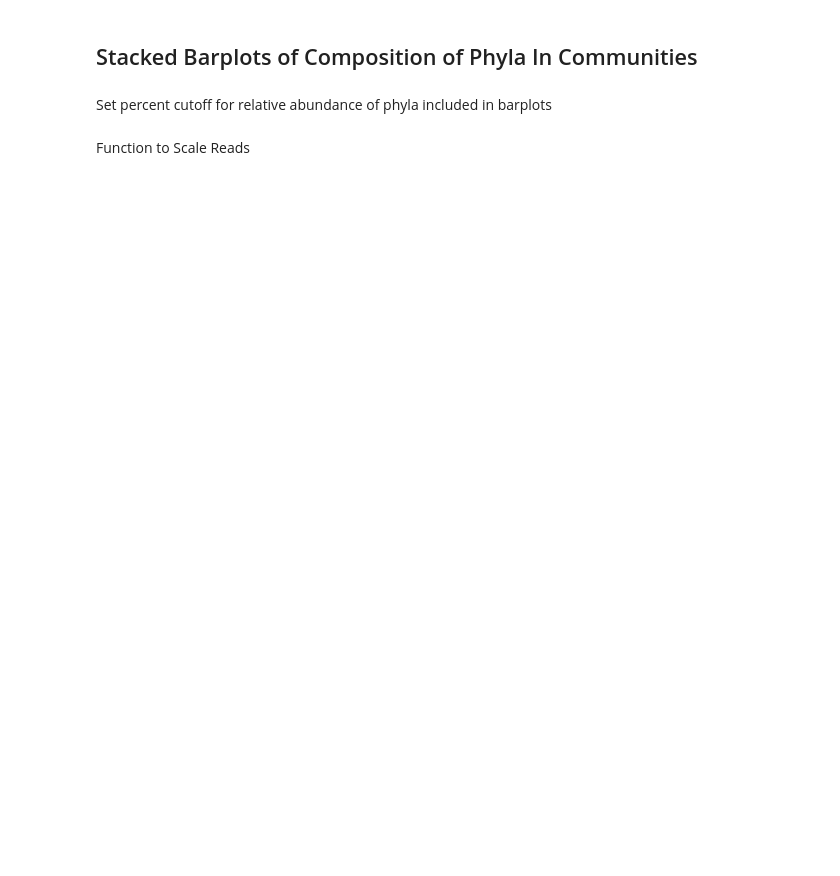
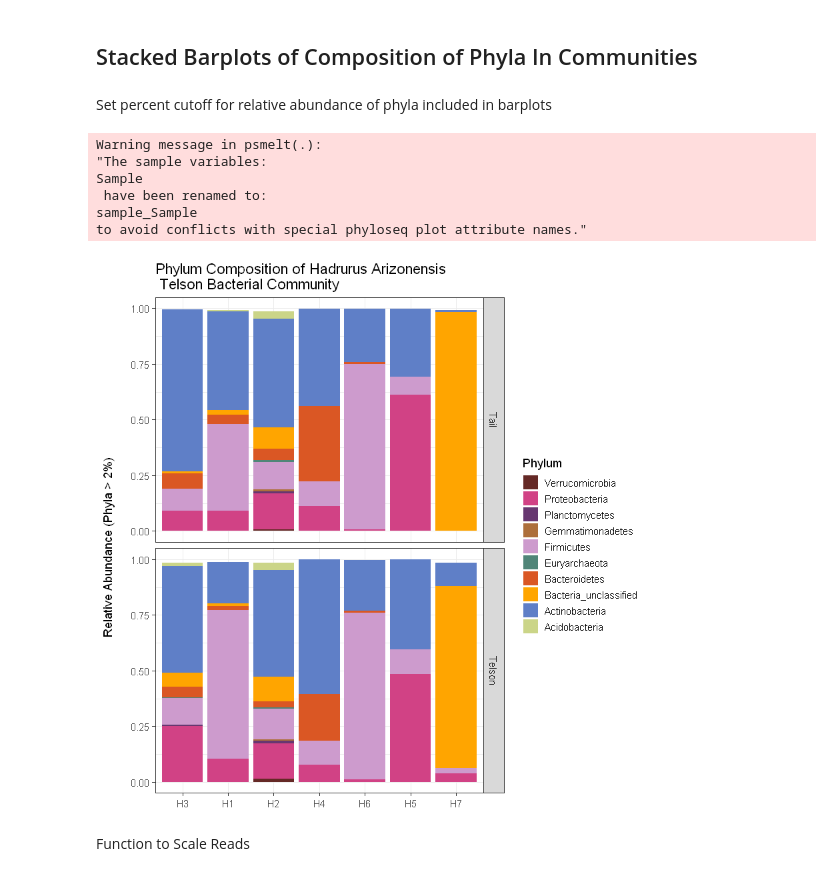
Before and after one commit to HaleyGrimason/Phyloseq, a Jupyter notebook: Phyloseq.ipynb, the cells around one changed output. Saved outputs shown, nothing was run; the diff lists cells and outputs as text; code cells hidden in the pictures; blank space fills up the shorter version.

```diff
--- a/Phyloseq.ipynb
+++ b/Phyloseq.ipynb
@@ -21,4 +43,6 @@ mothur_data <- import_mothur(mothur_shared_file = sharedfile,
 # %%
+mothur_data <- import_mothur(mothur_shared_file = sharedfile,
+                             mothur_constaxonomy_file = taxfile)
 map <- read.csv(mapfile)
 map <- sample_data(map)
 rownames(map) <- map$Sample
@@ -27,9 +51,10 @@ moth_merge <- merge_phyloseq(mothur_data, map)
 
 colnames(tax_table(moth_merge)) <- c("Kingdom", "Phylum", "Class", "Order",
                                       "Family", "Genus")
+Kingdom = c("Bacteria", "Archaea")
 scorps <- moth_merge %>%
   subset_taxa(
-    Kingdom == "Bacteria" &
+    Kingdom == Kingdom &
       Family  != "mitochondria" &
       Class   != "Chloroplast"
   )
@@ -50,32 +77,47 @@ Set percent cutoff for relative abundance of phyla included in barplots
 cutoff = 0.005
 # %%
 scorps_phylum <- scorps %>%
-  tax_glom(taxrank = "Phylum") %>%
-  transform_sample_counts(function(x) {x/sum(x)} ) %>%
-  psmelt() %>%
-  filter(Abundance > cutoff) %>%
-  arrange(Phylum)
+  tax_glom(taxrank = "Phylum") %>%                     # agglomerate at phylum level
+  transform_sample_counts(function(x) {x/sum(x)} ) %>% # Transform to rel. abundance
+  psmelt() %>%                                         # Melt to long format
+  filter(Abundance > cutoff) %>%                         # Filter out low abundance taxa
+  arrange(Phylum)                                      # Sort data frame alphabetically by phylum
+
+s <- strsplit(scorps_phylum$Sample, "ARIZON")
+s <- sapply(s, function(x)x[1])
+
+scorps_phylum <- scorps_phylum %>% mutate(sample2 = s)
+
 
 phylum_colors <- c(
   "#CBD588", "#5F7FC7", "orange","#DA5724", "#508578", "#CD9BCD",
   "#AD6F3B", "#673770","#D14285", "#652926", "#C84248",
   "#8569D5", "#5E738F","#D1A33D", "#8A7C64", "#599861"
 )
 
 
-ggplot(scorps_phylum, aes(x = Sample, y = Abundance, fill = Phylum)) +
+
+ggplot(scorps_phylum, aes(x = sample2, y = Abundance, fill = Phylum)) +
   facet_grid(Type~.) +
   geom_bar(stat = "identity") +
   scale_fill_manual(values = phylum_colors) +
   scale_x_discrete(
-    breaks = c("7/8", "8/4", "9/2", "10/6"),
-    drop = FALSE
+    drop = FALSE,
+    labels = unique(scorps_phylum$sample2)
   ) +
   # Remove x axis title
   theme(axis.title.x = element_blank()) +
   #
   guides(fill = guide_legend(reverse = TRUE, keywidth = 1, keyheight = 1)) +
-  ylab("Relative Abundance (Phyla > 0.5%) \n") +
-  ggtitle("Phylum Composition of Hadrurus Arizonensis \n Bacterial Communities by Type")
+  ylab("Relative Abundance (Phyla > 2%) \n") +
+  ggtitle("Phylum Composition of Hadrurus Arizonensis \n Telson Bacterial Community")
+# %% [output]
+Warning message in psmelt(.):
+"The sample variables:
+Sample
+ have been renamed to:
+sample_Sample
+to avoid conflicts with special phyloseq plot attribute names."
+[figure, added]
 # %% [markdown]
 Function to Scale Reads
```
Also changed, not shown: parts of 12 cells of this notebook.
